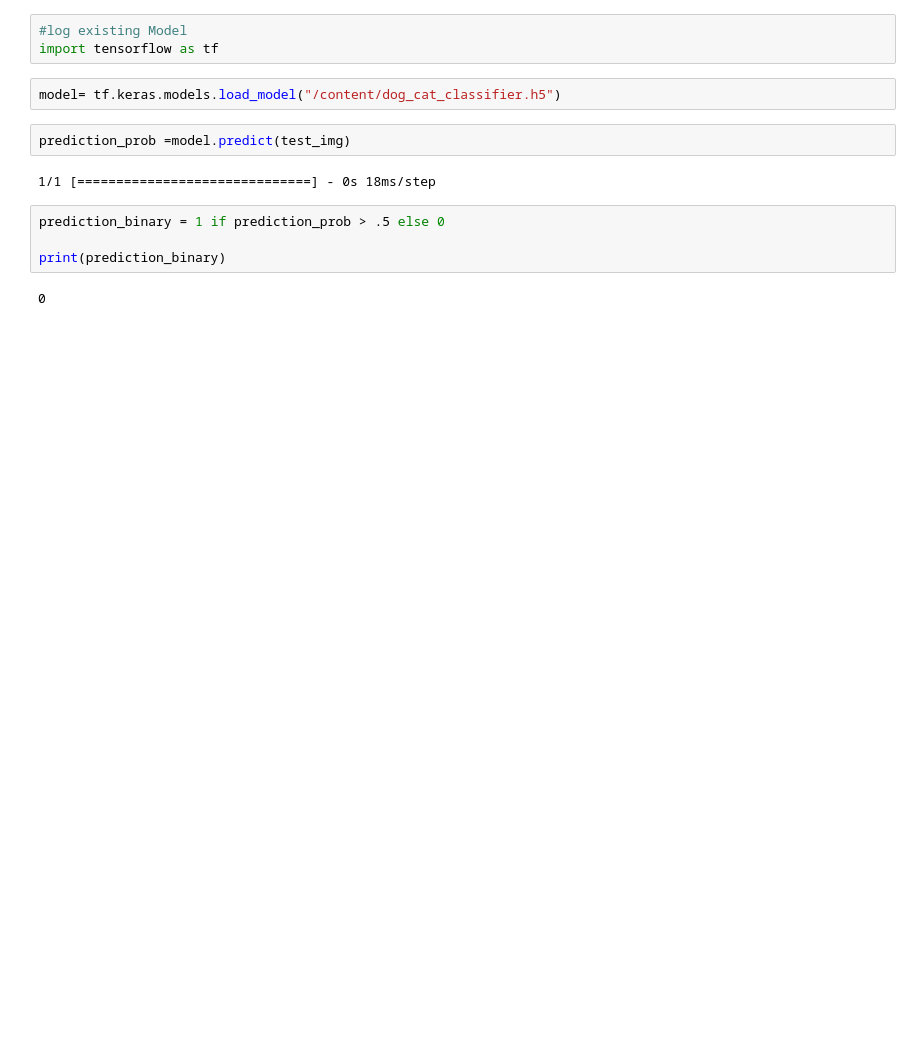
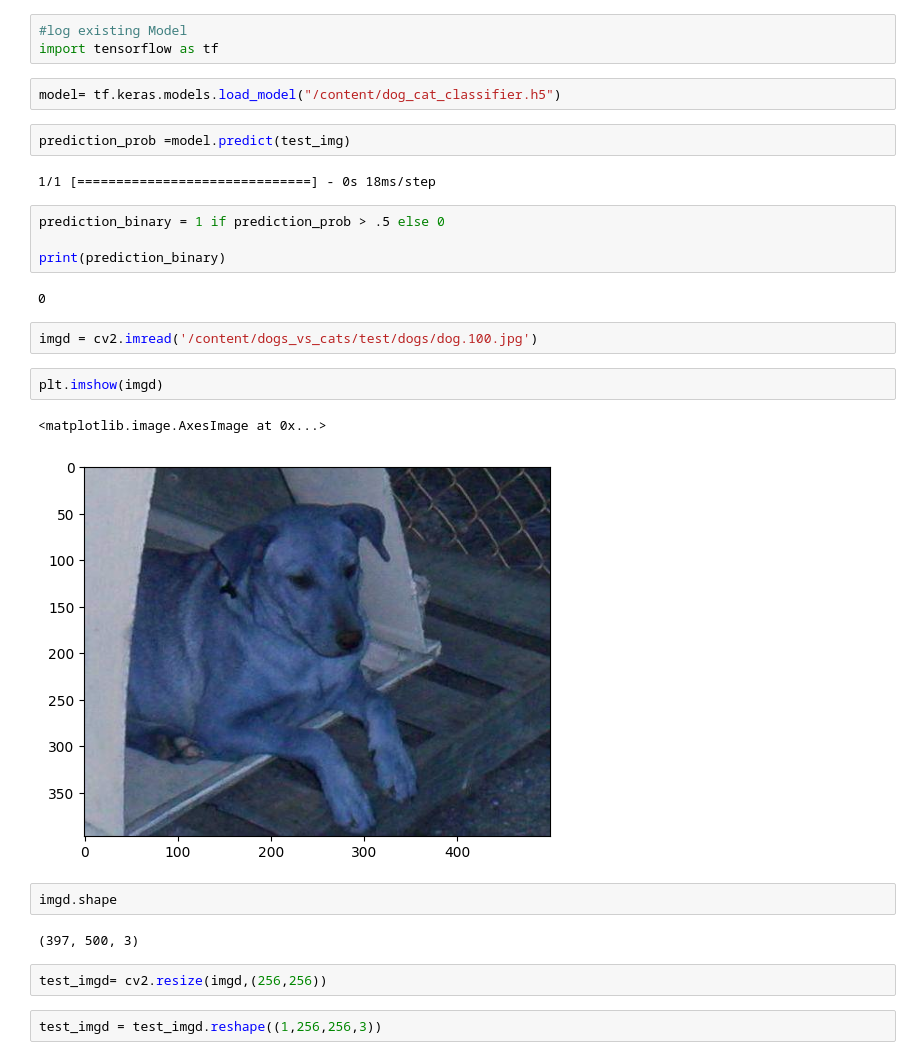
Before and after one commit to chadantomar/ML, a Jupyter notebook: dog_cat_classifier.ipynb, the cells around one changed output. Saved outputs shown, nothing was run; the diff lists cells and outputs as text; blank space fills up the shorter version.

```diff
--- a/dog_cat_classifier.ipynb
+++ b/dog_cat_classifier.ipynb
@@ -239,3 +239,18 @@ prediction_binary = 1 if prediction_prob > .5 else 0
 print(prediction_binary)
 # %% [output]
 0
+# %%
+imgd = cv2.imread('/content/dogs_vs_cats/test/dogs/dog.100.jpg')
+# %%
+plt.imshow(imgd)
+# %% [output]
+<matplotlib.image.AxesImage at 0x...>
+[figure, added]
+# %%
+imgd.shape
+# %% [output]
+(397, 500, 3)
+# %%
+test_imgd= cv2.resize(imgd,(256,256))
+# %%
+test_imgd = test_imgd.reshape((1,256,256,3))
```
Also changed, not shown: parts of 2 cells of this notebook.
